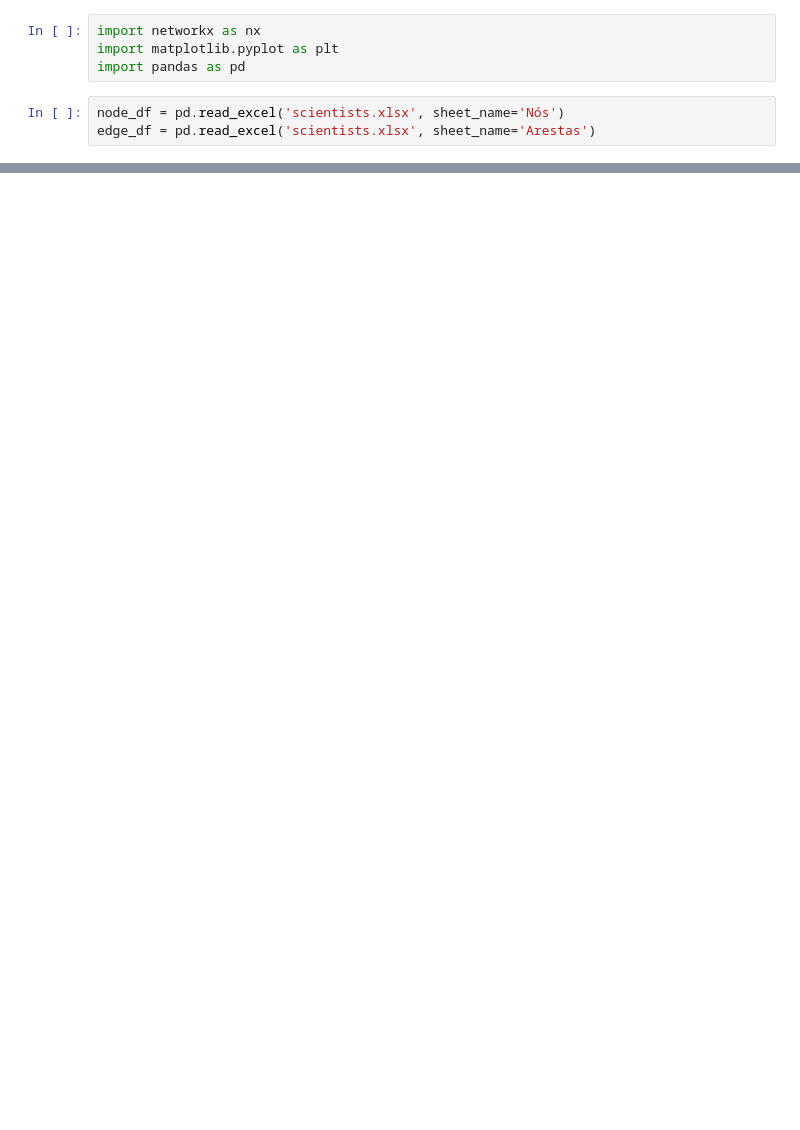
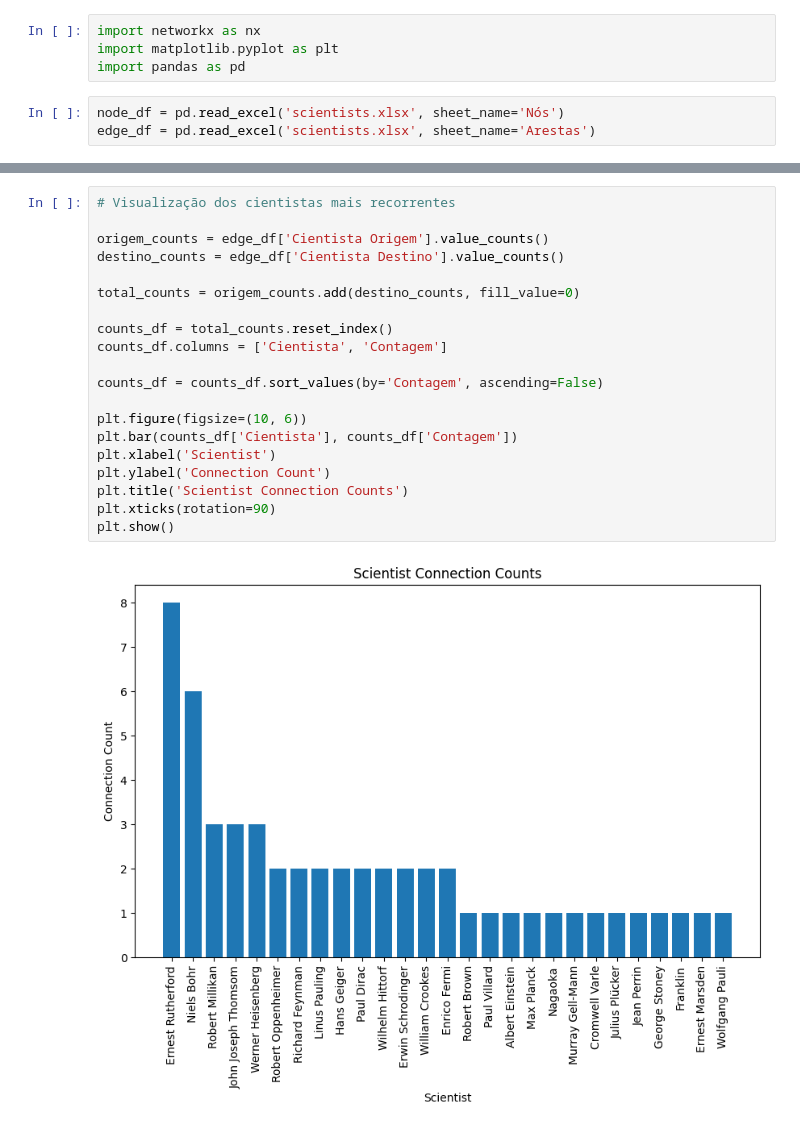
Before and after one commit to priscilahora/Atomic-Theory-Influence, a Jupyter notebook: analise_1.ipynb, the cells around one changed output, grey strips where cells are left out. Cells and saved outputs as stored; diff of their text form; blank space fills up the shorter version.

Commit message:
add connection counts

```diff
--- a/analise_1.ipynb
+++ b/analise_1.ipynb
@@ -51,0 +71,22 @@ Centralidade de Autovetor:
+# %%
+# Visualização dos cientistas mais recorrentes
+
+origem_counts = edge_df['Cientista Origem'].value_counts()
+destino_counts = edge_df['Cientista Destino'].value_counts()
+
+total_counts = origem_counts.add(destino_counts, fill_value=0)
+
+counts_df = total_counts.reset_index()
+counts_df.columns = ['Cientista', 'Contagem']
+
+counts_df = counts_df.sort_values(by='Contagem', ascending=False)
+
+plt.figure(figsize=(10, 6))
+plt.bar(counts_df['Cientista'], counts_df['Contagem'])
+plt.xlabel('Scientist')
+plt.ylabel('Connection Count')
+plt.title('Scientist Connection Counts')
+plt.xticks(rotation=90)
+plt.show()
+# %% [output]
+[figure, added]
```
Also changed, not shown: parts of 2 cells of this notebook.
